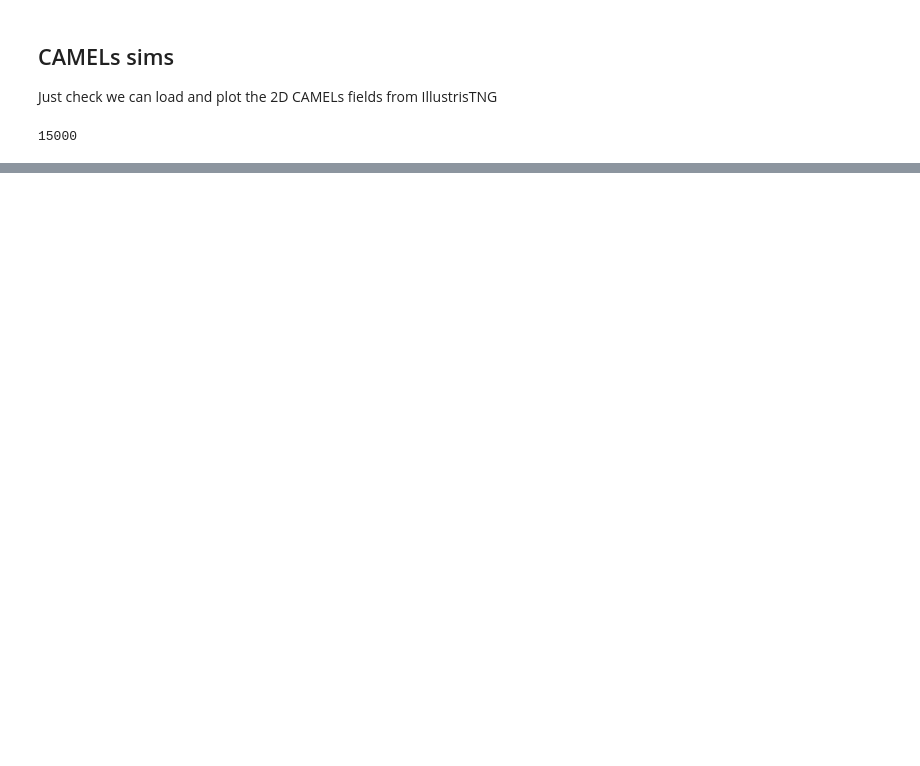
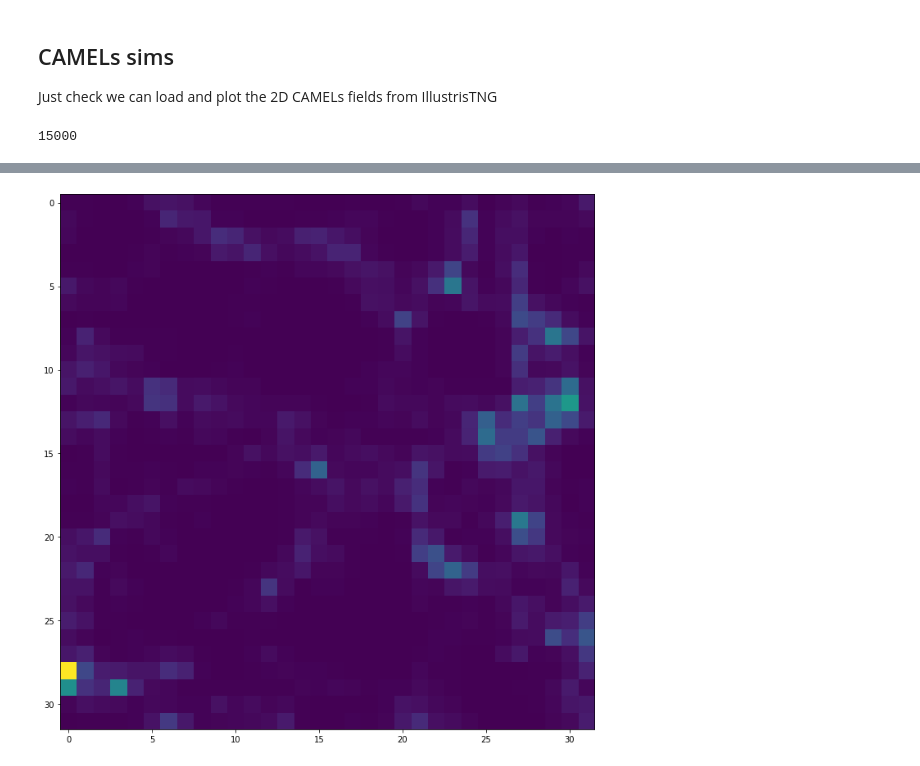
Before and after one commit to Chris-Pedersen/LearnableWavelets, a Jupyter notebook: playground/camels_load.ipynb, the cells around one changed output, grey strips where cells are left out. Saved outputs shown, nothing was run; the diff lists cells and outputs as text; code cells hidden in the pictures; blank space fills up the shorter version.

```diff
--- a/playground/camels_load.ipynb
+++ b/playground/camels_load.ipynb
@@ -28,0 +55,6 @@ plt.colorbar()
+# %%
+plt.figure(figsize=(12,12))
+plt.imshow(scattered3[3])
+plt.show()
+# %% [output]
+[figure, added]
```
Also changed, not shown: parts of 8 cells of this notebook, 2 other files.
